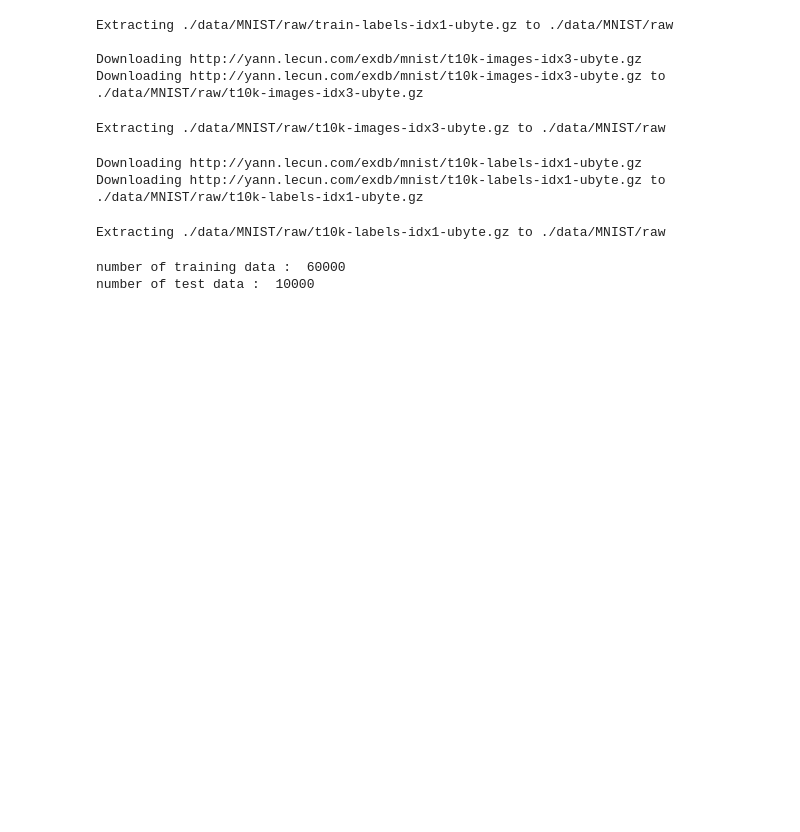
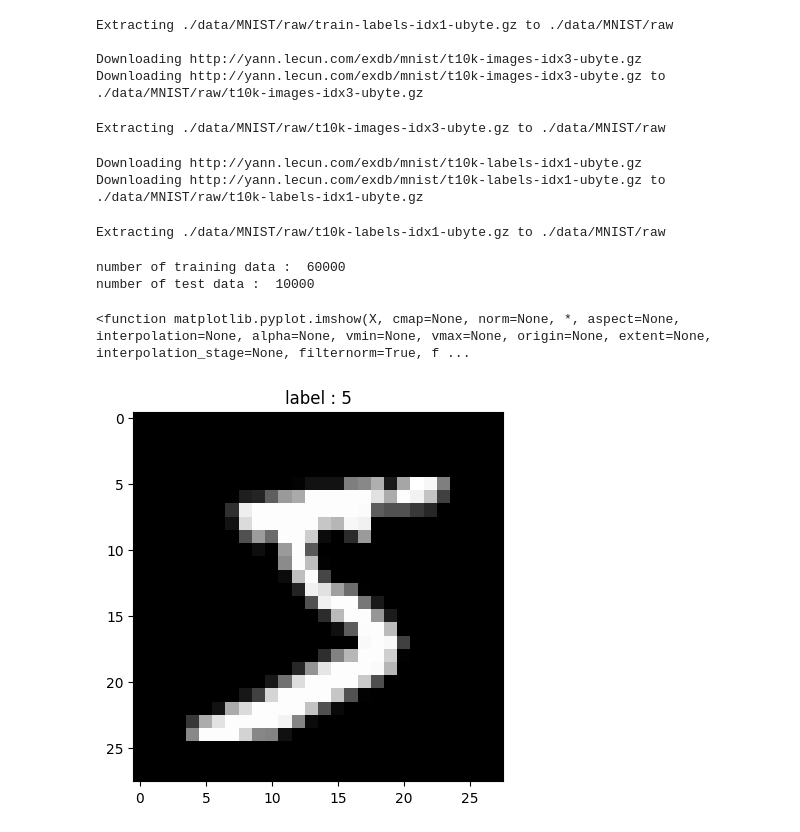
Before and after one commit to champsleague/ComputerVision, a Jupyter notebook: AL_01.ipynb, the cells around one changed output. Saved outputs shown, nothing was run; the diff lists cells and outputs as text; code cells hidden in the pictures; blank space fills up the shorter version.

```diff
--- a/AL_01.ipynb
+++ b/AL_01.ipynb
@@ -57,3 +57,14 @@ Downloading http://yann.lecun.com/exdb/mnist/t10k-labels-idx1-ubyte.gz to ./data
 Extracting ./data/MNIST/raw/t10k-labels-idx1-ubyte.gz to ./data/MNIST/raw
 number of training data :  60000
 number of test data :  10000
+# %%
+# MNIST Data Check
+
+image, label = train_data[0]
+
+plt.imshow(image.squeeze().numpy(), cmap = 'gray')
+plt.title('label : %s' % label)
+plt.imshow
+# %% [output]
+<function matplotlib.pyplot.imshow(X, cmap=None, norm=None, *, aspect=None, interpolation=None, alpha=None, vmin=None, vmax=None, origin=None, extent=None, interpolation_stage=None, filternorm=True, f ...
+[figure, added]
```
Also changed, not shown: parts of 7 cells of this notebook.
